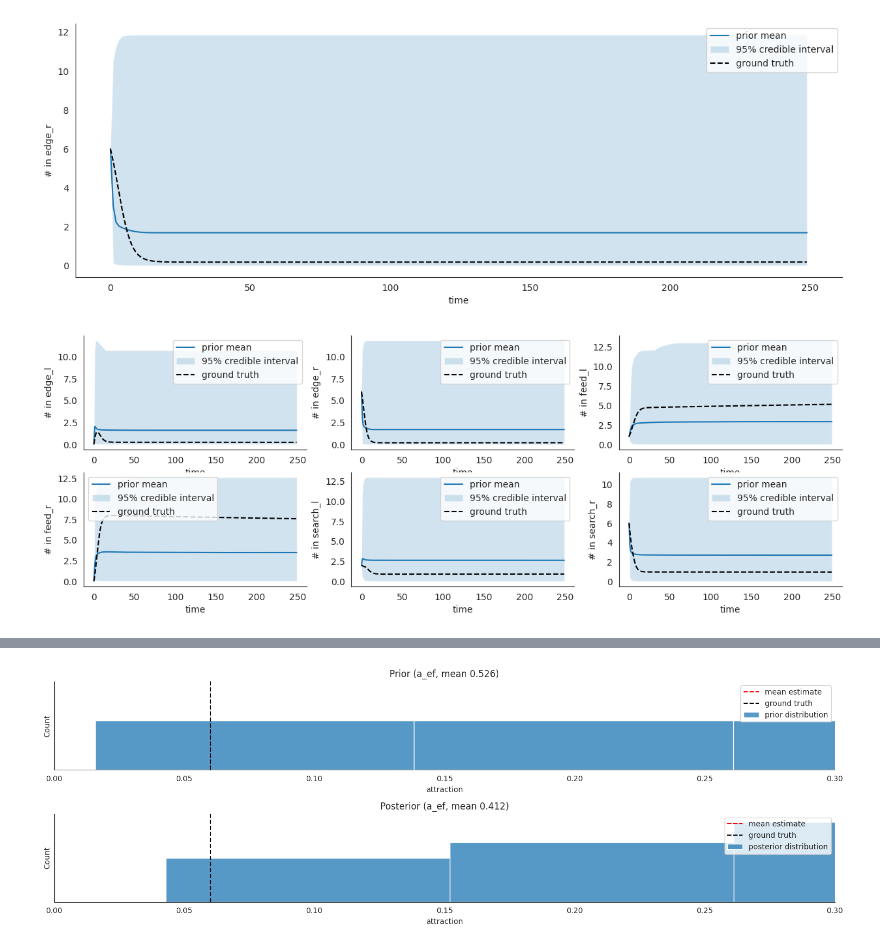
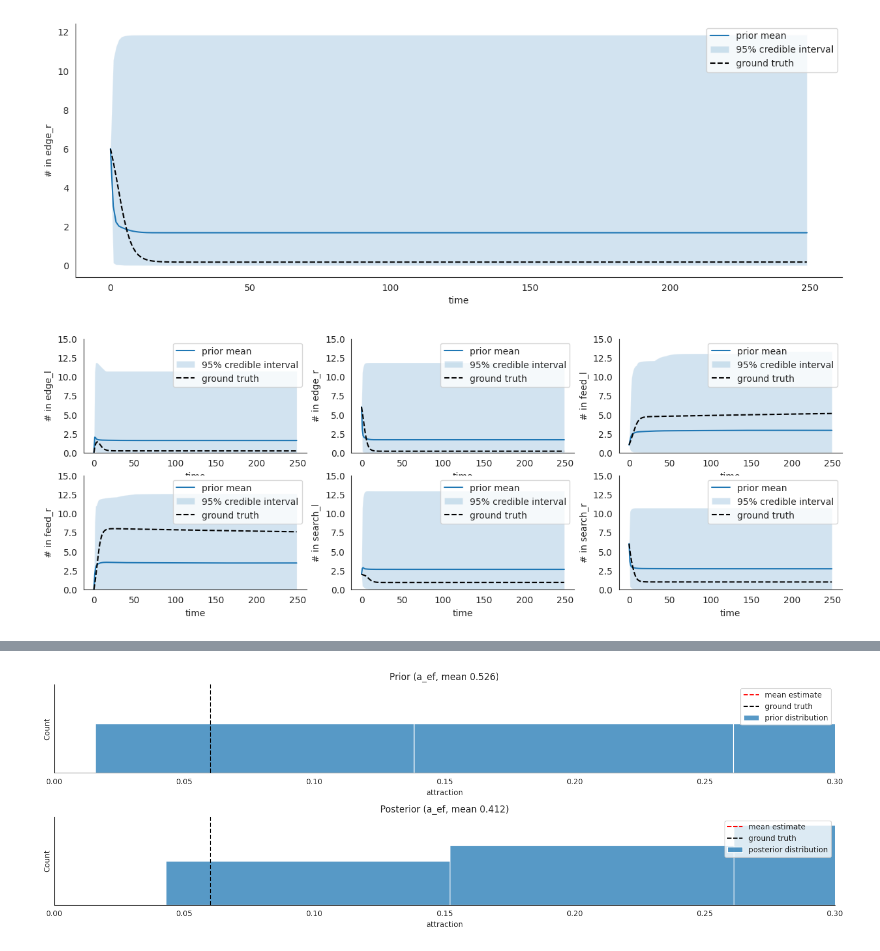
Before and after one commit to BasisResearch/collab-creatures, a Jupyter notebook: docs/experimental/locust_ds_complete_ts.ipynb, the cells around one changed output, grey strips where cells are left out. Cells and saved outputs as stored; diff of their text form; code cells hidden in the pictures.

```diff
--- a/docs/experimental/locust_ds_complete_ts.ipynb
+++ b/docs/experimental/locust_ds_complete_ts.ipynb
@@ -143,24 +143,25 @@ ft.ds_uncertainty_plot(
 # %%
 fig, ax = plt.subplots(2, 3, figsize=(15, 5))
 
 ax = ax.flatten()
 
 for i, state, color in zip(
     range(6),
     ["edge_l", "edge_r", "feed_l", "feed_r", "search_l", "search_r"],
     ["green", "darkgreen", "red", "darkred", "orange", "darkorange"],
 ):
     ft.ds_uncertainty_plot(
         state_pred=locust_prior_samples[state],
         data=locust_true_traj[state],
         ylabel=f"# in {state}",
         color=color,
         data_label="ground truth",
         ax=ax[i],
         legend=True,
         test_plot=False,
         mean_label="prior mean",
+        ylim = 15
     )
 # %% [output]
-[figure, old version]
+[figure, new version]
 # %%
```
Also changed, not shown: parts of 4 cells of this notebook, 3 other files.
